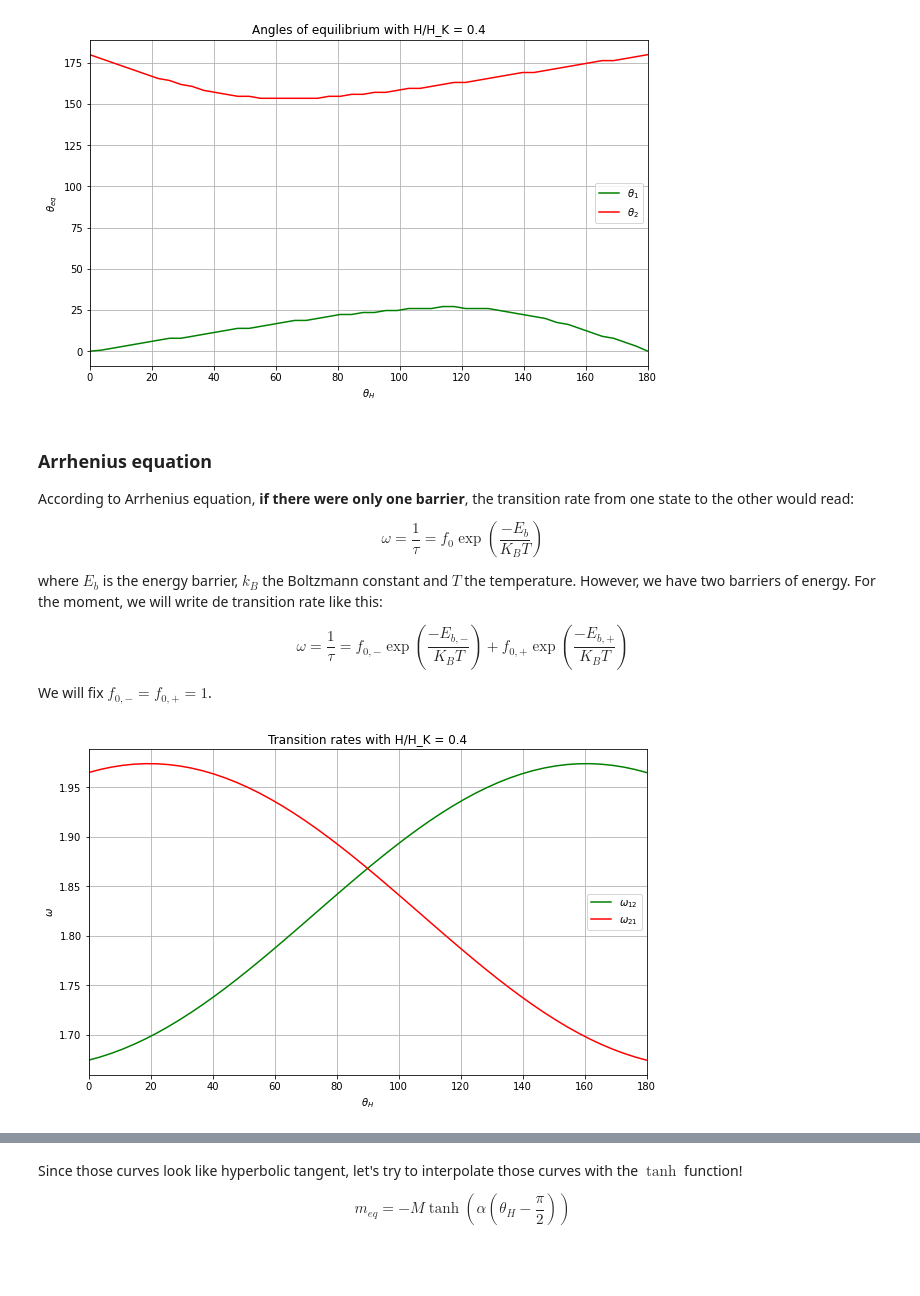
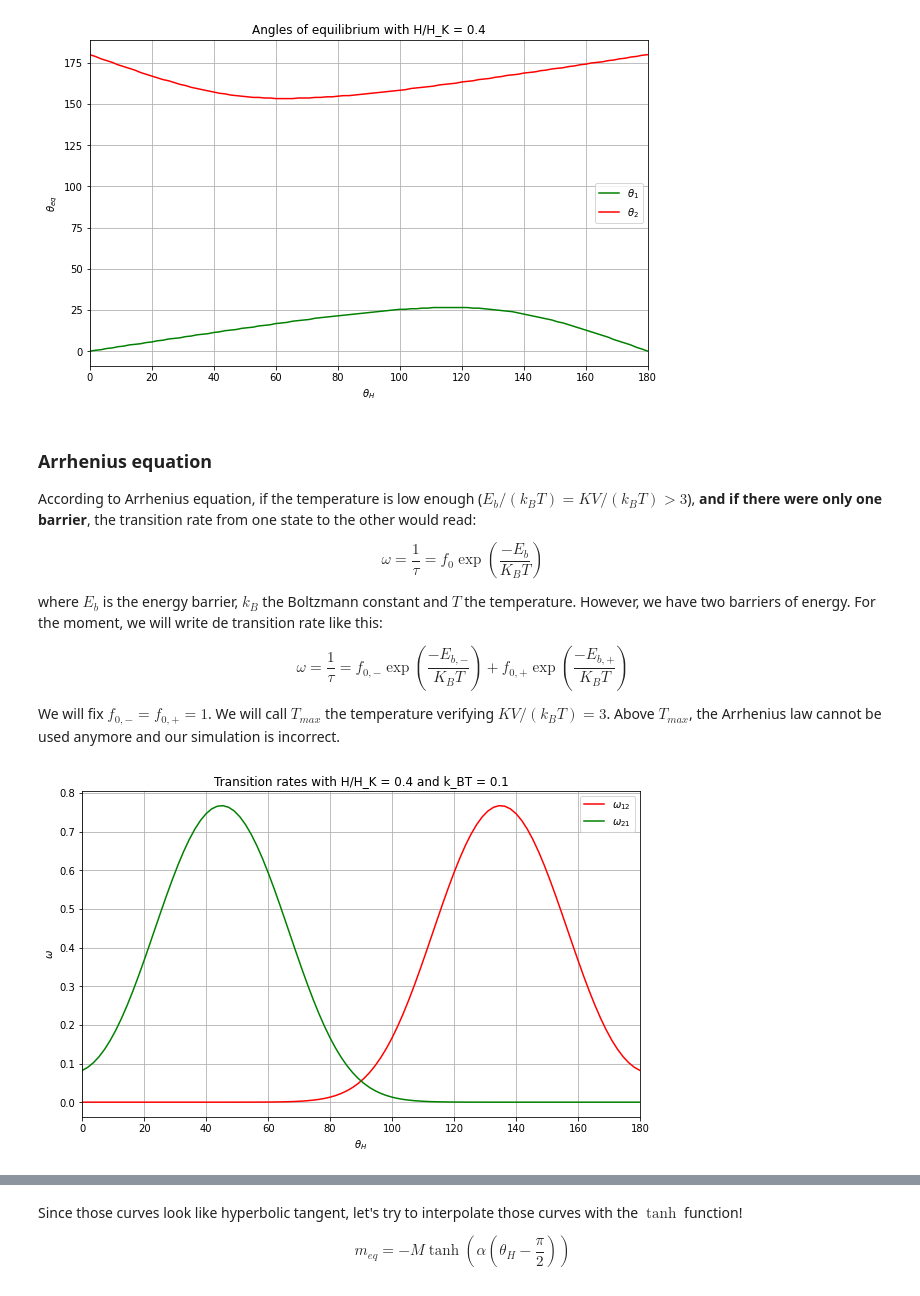
Before and after one commit to spintronic-computing-group/spnc, a Jupyter notebook: notebooks/SPNC-anisotropy/SPNC-Anisotropy.ipynb, the cells around one changed output, grey strips where cells are left out. Saved outputs shown, nothing was run; the diff lists cells and outputs as text; code cells hidden in the pictures; blank space fills up the shorter version.

Commit message:
Study of two-state system and temperature limit

```diff
--- a/notebooks/SPNC-anisotropy/SPNC-Anisotropy.ipynb
+++ b/notebooks/SPNC-anisotropy/SPNC-Anisotropy.ipynb
@@ -98,7 +98,7 @@ def energy_barriers(theta_H):
 
     return(theta_1,theta_2,e_12_1,e_21_1,e_12_2,e_21_2)
 # %%
-Theta_H = np.linspace(0,180,50)
+Theta_H = np.linspace(0,180,100)
 E_12_1 = []
 E_21_1 = []
 E_12_2 = []
@@ -152,7 +152,7 @@ plt.show()
 # %% [markdown]
 ### Arrhenius equation
 
-According to Arrhenius equation, **if there were only one barrier**, the transition rate from one state to the other would read:
+According to Arrhenius equation, if the temperature is low enough ($E_b/(k_BT) = KV/(k_BT) > 3$), **and if there were only one barrier**, the transition rate from one state to the other would read:
 
 $$\omega = \frac{1}{\tau} = f_0\exp{\left(\frac{-E_b}{K_BT}\right)}$$
 
@@ -160,7 +160,7 @@ where $E_b$ is the energy barrier, $k_B$ the Boltzmann constant and $T$ the temp
 
 $$\omega = \frac{1}{\tau} = f_{0,-}\exp{\left(\frac{-E_{b,-}}{K_BT}\right)}+f_{0,+}\exp{\left(\frac{-E_{b,+}}{K_BT}\right)}$$
 
-We will fix $f_{0,-}=f_{0,+}=1$.
+We will fix $f_{0,-}=f_{0,+}=1$. We will call $T_{max}$ the temperature verifying $KV/(k_BT) = 3$. Above $T_{max}$, the Arrhenius law cannot be used anymore and our simulation is incorrect.
 # %%
 f_0_1=1
 f_0_2=2
@@ -168,14 +168,15 @@ def omega(e_b_1,e_b_2,k_BT):
     return(f_0_1*np.exp(-e_b_1/k_BT)+f_0_2*np.exp(-e_b_2/k_BT))
 # %%
 plt.figure(figsize = (10,6))
-plt.plot(Theta_H,omega(np.array(E_12_1),np.array(E_12_2),k_BT),'g-',label=r'$\omega_{12}$')
-plt.plot(Theta_H,omega(np.array(E_21_1),np.array(E_21_2),k_BT),'r-',label=r'$\omega_{21}$')
+k_BT = 0.1
+plt.plot(Theta_H,omega(np.array(E_12_1),np.array(E_12_2),k_BT),'r-',label=r'$\omega_{12}$')
+plt.plot(Theta_H,omega(np.array(E_21_1),np.array(E_21_2),k_BT),'g-',label=r'$\omega_{21}$')
 plt.legend(loc = "best")
 plt.xlim(0,180)
 plt.grid(True)
 plt.xlabel(r'$\theta_H$')
 plt.ylabel(r'$\omega$')
-plt.title("Transition rates with H/H_K = "+str(H/H_K))
+plt.title("Transition rates with H/H_K = "+str(H/H_K)+" and k_BT = "+str(k_BT))
 plt.show()
 # %% [output]
-[figure, old version]
+[figure, new version]
```
Also changed, not shown: parts of 17 cells of this notebook, 1 other file.
